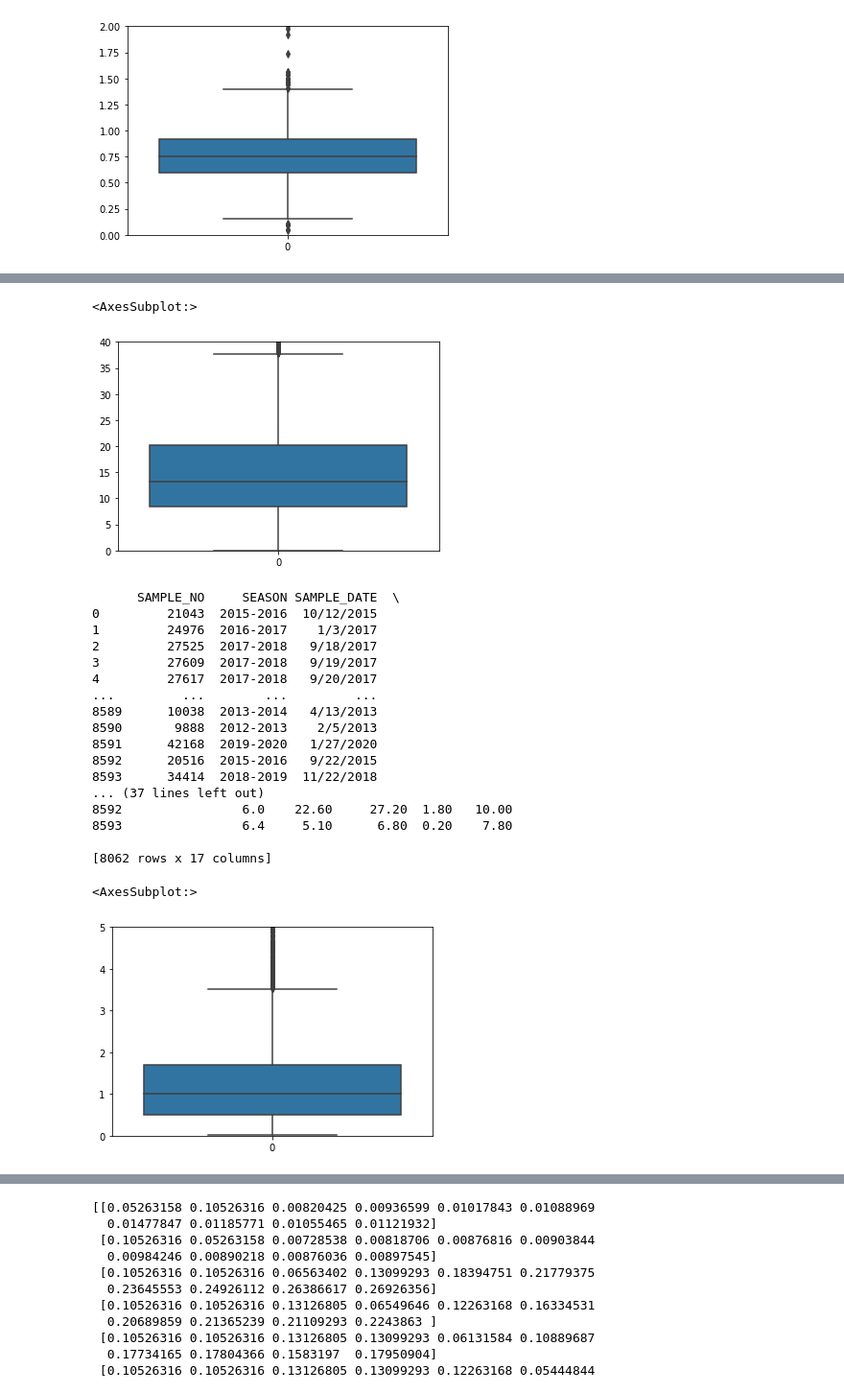
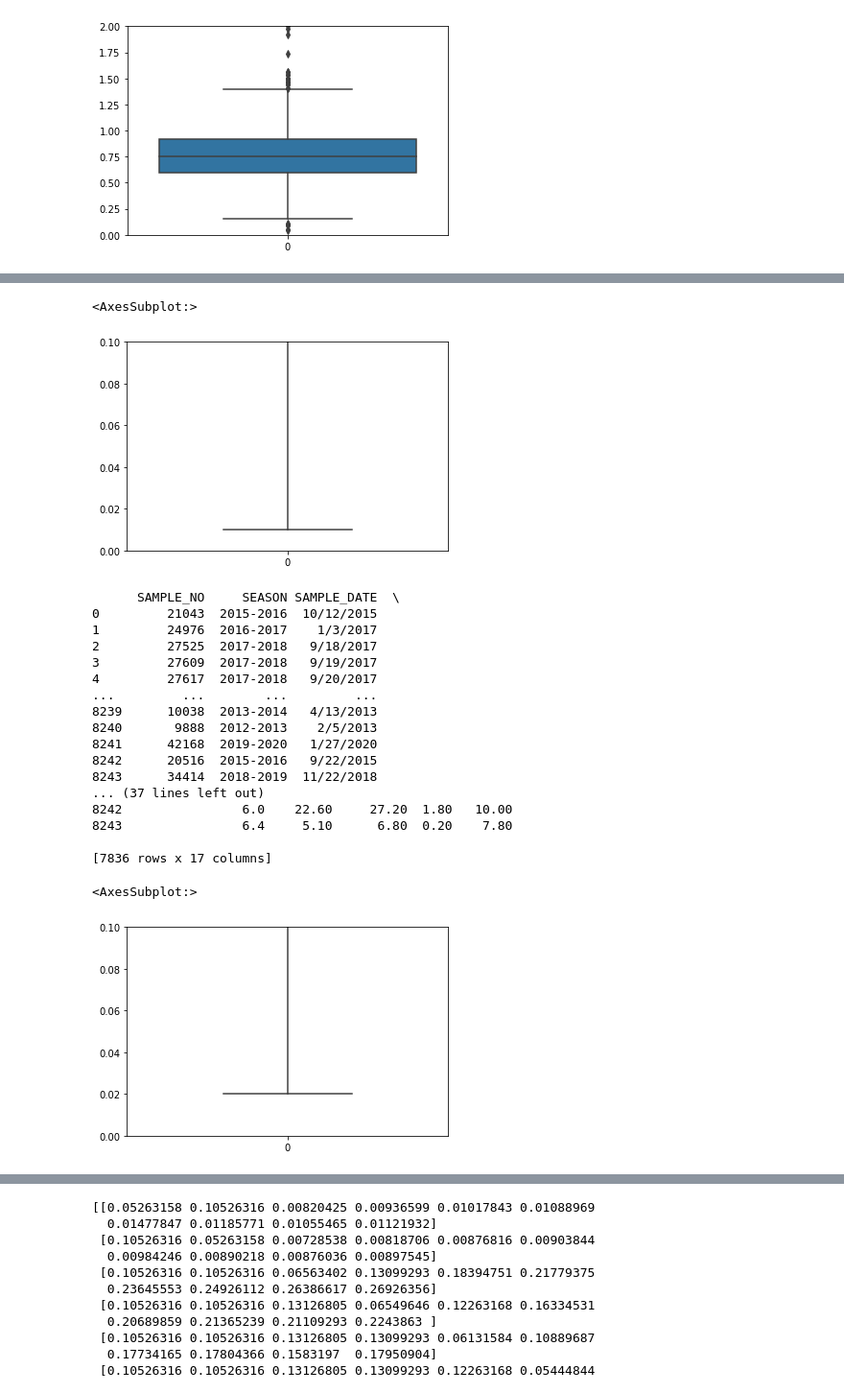
Before and after one commit to vedant218/soilfertility, a Jupyter notebook: MPR FINAL1.ipynb, the cells around one changed output, grey strips where cells are left out. Shown: that part at 96% size. Cells and saved outputs as stored; diff of their text form; code cells hidden in the pictures.

```diff
--- a/MPR FINAL1.ipynb
+++ b/MPR FINAL1.ipynb
@@ -128,10 +182,14 @@ sns.boxplot(df['POTASH'])
 # %%
 df.reset_index(inplace=True, drop=True)
-threshold = 1000
+threshold = 18
 
-deli = np.where(df["POTASH"]>threshold)
+deli = np.where(df["CALCIUM_CARBONATE"]>threshold )
 df.drop(deli[0],inplace = True)
 
+t2 = 1
+delo = np.where(df["PHOSPHOROUS"] < t2)
+df.drop(delo[0],inplace = True)
+
 print(df)
 # %% [output]
       SAMPLE_NO     SEASON SAMPLE_DATE  \
@@ -160,9 +218,12 @@ sns.boxplot(df['CALCIUM_CARBONATE'])
 # %%
 df.reset_index(inplace=True, drop=True)
-threshold = 18
+threshold = 26
 
-deli = np.where(df["CALCIUM_CARBONATE"]>threshold )
+deli = np.where(df["FERROUS"]>threshold)
 df.drop(deli[0],inplace = True)
+t2 = 0.1
+delo = np.where(df["PHOSPHOROUS"] < t2)
+df.drop(delo[0],inplace = True)
 
 print(df)
 # %% [output]
@@ -192,9 +253,12 @@ sns.boxplot(df['FERROUS'])
 # %%
 df.reset_index(inplace=True, drop=True)
-threshold = 26
+threshold = 35
 
-deli = np.where(df["FERROUS"]>threshold)
+deli = np.where(df["MANAGESE"]>threshold)
 df.drop(deli[0],inplace = True)
+t2 = 0.1
+delo = np.where(df["PHOSPHOROUS"] < t2)
+df.drop(delo[0],inplace = True)
 
 print(df)
 # %% [output]
@@ -218,16 +282,20 @@ print(df)
 # %%
-plt.ylim(0,40)
-sns.boxplot(df['MANAGESE'])
+plt.ylim(0,.1)
+sns.boxplot(df['ZINK'])
 # %% [output]
 <AxesSubplot:>
-[figure, old version]
+[figure, new version]
 # %%
 df.reset_index(inplace=True, drop=True)
-threshold = 35
+threshold = 3.6
 
-deli = np.where(df["MANAGESE"]>threshold)
+deli = np.where(df["ZINK"]>threshold)
 df.drop(deli[0],inplace = True)
 
+t2 = 0.01
+delo = np.where(df["PHOSPHOROUS"] < t2)
+df.drop(delo[0],inplace = True)
+
 print(df)
 # %% [output]
       SAMPLE_NO     SEASON SAMPLE_DATE  \
@@ -237,21 +305,21 @@ print(df)
 3         27609  2017-2018   9/19/2017
 4         27617  2017-2018   9/20/2017
 ...         ...        ...         ...
-8589      10038  2013-2014   4/13/2013
-8590       9888  2012-2013    2/5/2013
-8591      42168  2019-2020   1/27/2020
-8592      20516  2015-2016   9/22/2015
-8593      34414  2018-2019  11/22/2018
+8239      10038  2013-2014   4/13/2013
+8240       9888  2012-2013    2/5/2013
+8241      42168  2019-2020   1/27/2020
+8242      20516  2015-2016   9/22/2015
+8243      34414  2018-2019  11/22/2018
 ... (37 lines left out)
-8592                6.0    22.60     27.20  1.80   10.00
-8593                6.4     5.10      6.80  0.20    7.80
+8242                6.0    22.60     27.20  1.80   10.00
+8243                6.4     5.10      6.80  0.20    7.80
 
-[8062 rows x 17 columns]
+[7836 rows x 17 columns]
 # %%
-plt.ylim(0,5)
-sns.boxplot(df['ZINK'])
+plt.ylim(0,0.1)
+sns.boxplot(df['COPPER'])
 # %% [output]
 <AxesSubplot:>
-[figure, old version]
+[figure, new version]
 # %%
 df.reset_index(inplace=True, drop=True)
```
Also changed, not shown: parts of 34 cells of this notebook.
